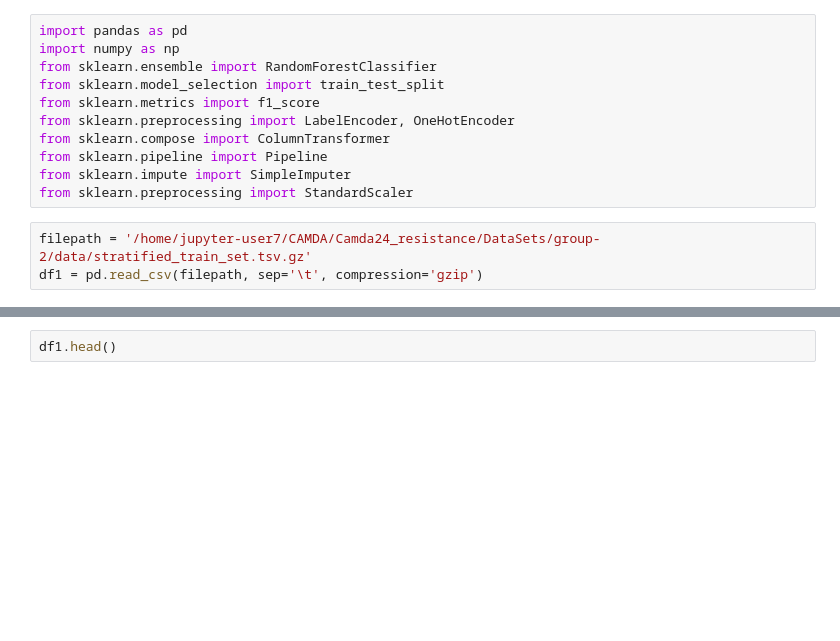
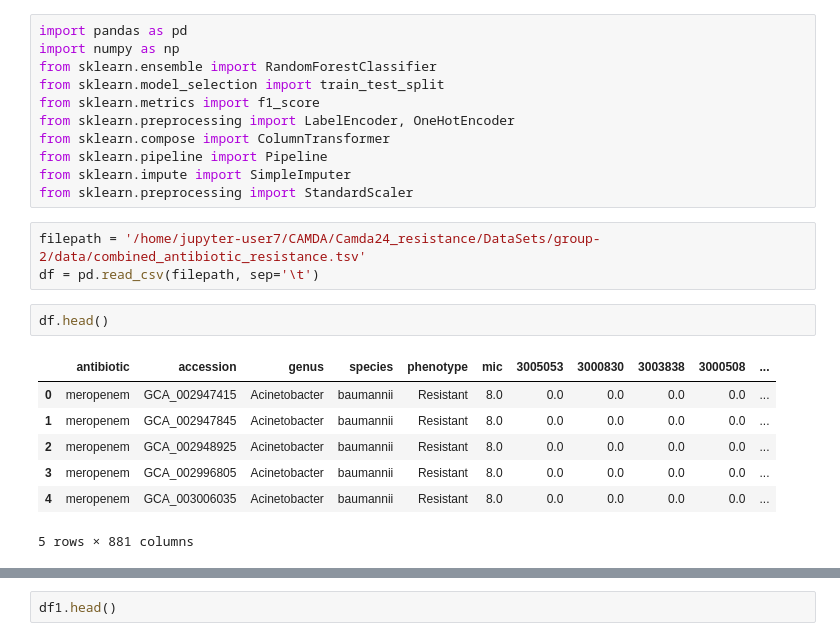
Before and after one commit to ccm-bioinfo/Camda24_resistance, a Jupyter notebook: Notebooks/group-2/rf_lg_models.ipynb, the cells around one changed output, grey strips where cells are left out. Drawn from its saved outputs; the diff is of its cells as text; blank space fills up the shorter version.

```diff
--- a/Notebooks/group-2/rf_lg_models.ipynb
+++ b/Notebooks/group-2/rf_lg_models.ipynb
@@ -12,5 +12,15 @@ from sklearn.pipeline import Pipeline
 from sklearn.impute import SimpleImputer
 from sklearn.preprocessing import StandardScaler
 # %%
-filepath = '/home/jupyter-user7/CAMDA/Camda24_resistance/DataSets/group-2/data/stratified_train_set.tsv.gz'
-df1 = pd.read_csv(filepath, sep='\t', compression='gzip')
+filepath = '/home/jupyter-user7/CAMDA/Camda24_resistance/DataSets/group-2/data/combined_antibiotic_resistance.tsv'
+df = pd.read_csv(filepath, sep='\t')
+# %%
+df.head()
+# %% [output]
+|  | antibiotic | accession | genus | species | phenotype | mic | 3005053 | 3000830 | 3003838 | 3000508 | ... |
+| 0 | meropenem | GCA_002947415 | Acinetobacter | baumannii | Resistant | 8.0 | 0.0 | 0.0 | 0.0 | 0.0 | ... |
+| 1 | meropenem | GCA_002947845 | Acinetobacter | baumannii | Resistant | 8.0 | 0.0 | 0.0 | 0.0 | 0.0 | ... |
+| 2 | meropenem | GCA_002948925 | Acinetobacter | baumannii | Resistant | 8.0 | 0.0 | 0.0 | 0.0 | 0.0 | ... |
+| 3 | meropenem | GCA_002996805 | Acinetobacter | baumannii | Resistant | 8.0 | 0.0 | 0.0 | 0.0 | 0.0 | ... |
+| 4 | meropenem | GCA_003006035 | Acinetobacter | baumannii | Resistant | 8.0 | 0.0 | 0.0 | 0.0 | 0.0 | ... |
+5 rows × 881 columns
```
Also changed, not shown: parts of 6 cells of this notebook.
